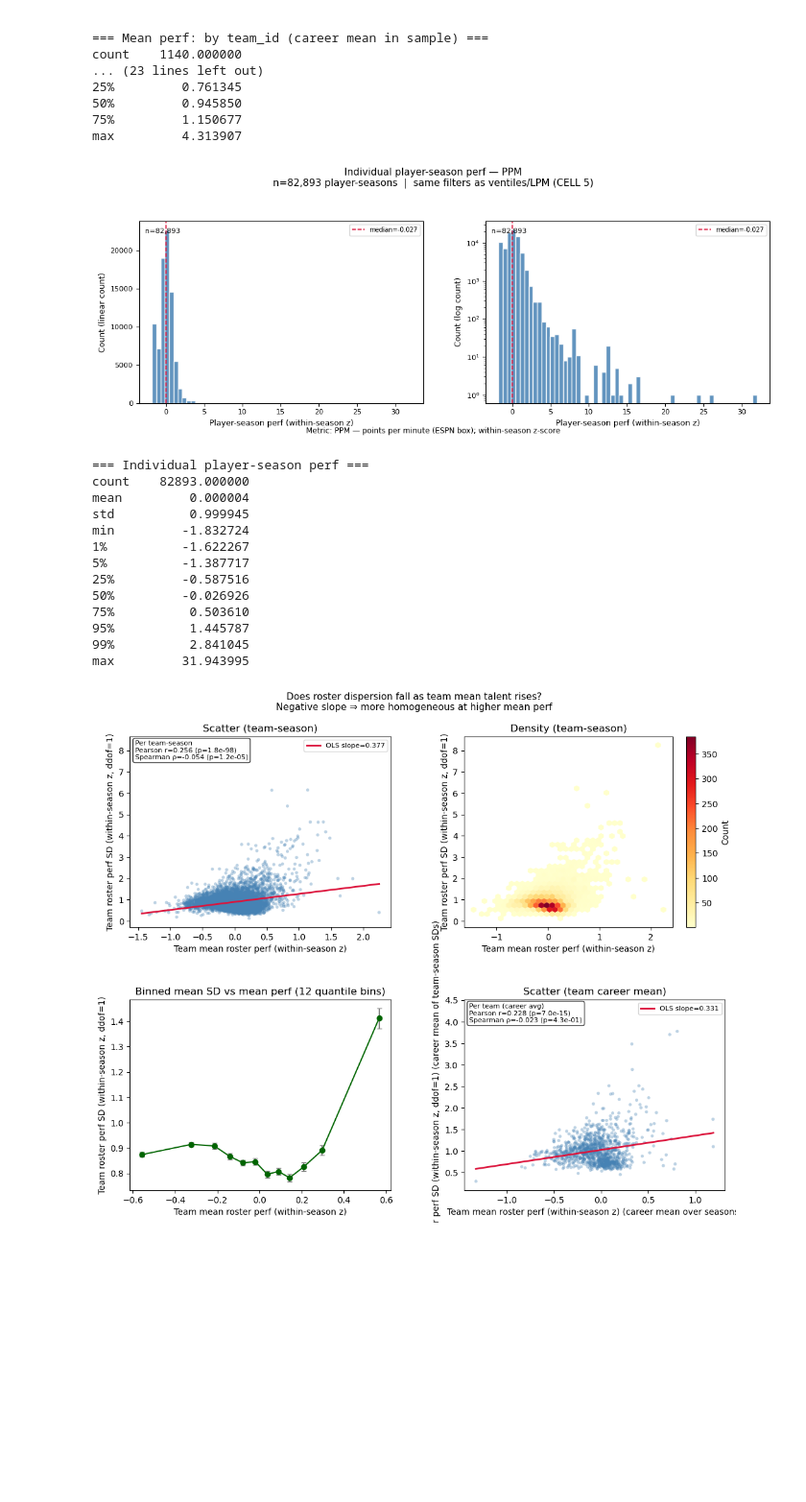
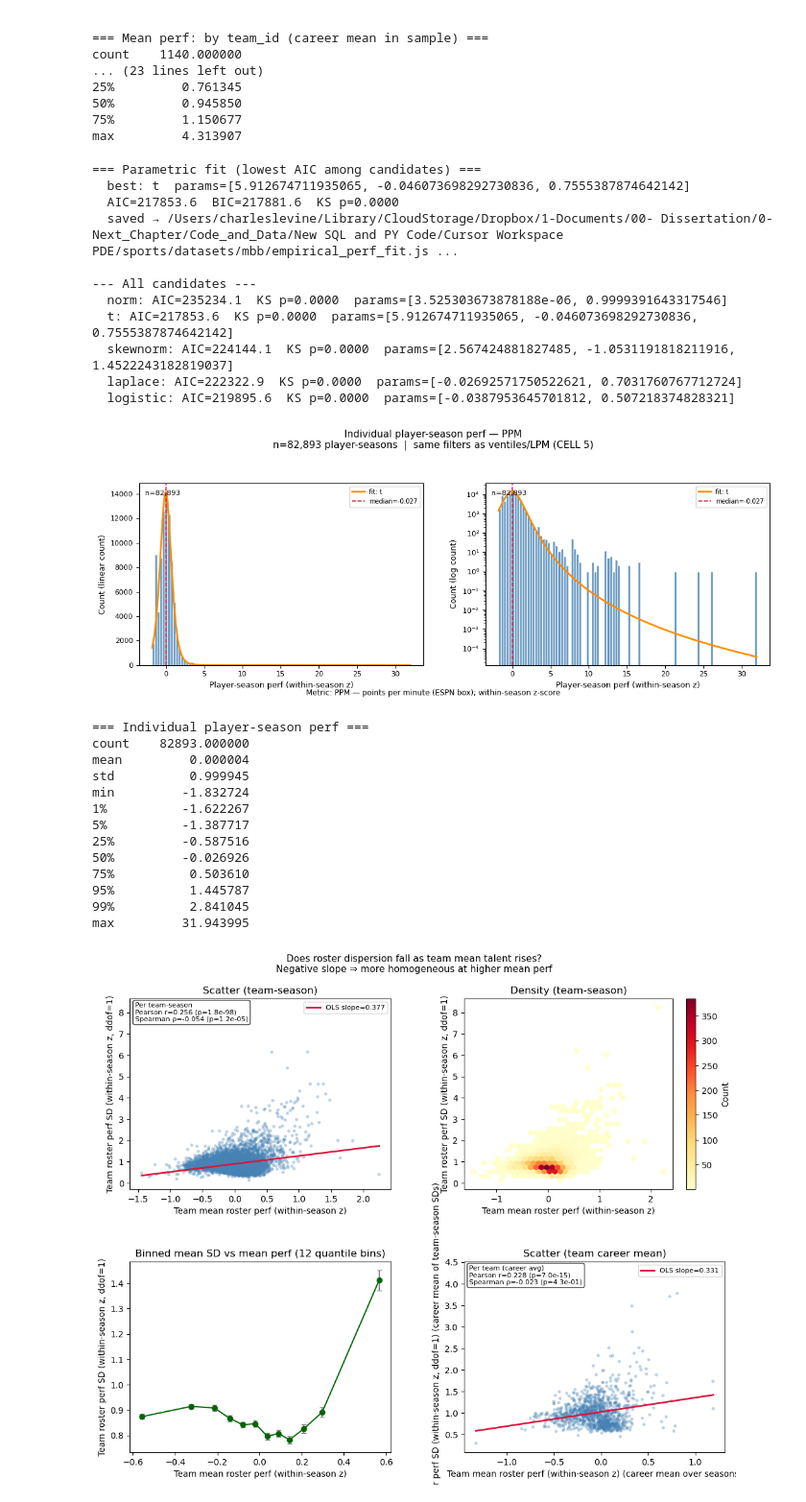
Before and after one commit to MathRanger6/Ivy_Net, a Jupyter notebook: sports/530_sports_pipeline.ipynb, the cells around one changed output. Shown at 96% size. Saved outputs shown, nothing was run; the diff lists cells and outputs as text; code cells hidden in the pictures; blank space fills up the shorter version.

```diff
--- a/sports/530_sports_pipeline.ipynb
+++ b/sports/530_sports_pipeline.ipynb
@@ -460,6 +460,10 @@ max         4.313907
 import matplotlib.pyplot as plt
 import numpy as np
 import pandas as pd
+
+####
+_n_bins = 100
+####
 
 from sports_pipeline import panel_build
 from sports_pipeline.empirical_perf_fit import (
@@ -507,6 +511,7 @@ _fit_payload = fit_perf_array(
     ind.to_numpy(),
     metric_key=metric_key,
     z_within_season=z_within,
+    n_bins=_n_bins,
 )
 _fit_path = save_fit(_fit_payload)
 _best = _fit_payload["best"]
@@ -523,7 +528,7 @@ for row in _fit_payload["candidates"]:
             f"  {row['scipy_name']}: AIC={row['aic']:.1f}  KS p={row['ks_pvalue']:.4f}  params={row['params']}"
         )
 
-_n_bins = 60
+# _n_bins = 100
 _xlo, _xhi = float(ind.min()), float(ind.max())
 _bin_w = (_xhi - _xlo) / _n_bins if _xhi > _xlo else 1.0
 _grid = np.linspace(_xlo, _xhi, 300)
@@ -548,47 +553,58 @@ for ax, log_y, subtitle in zip(
     ax.legend(fontsize=7, loc="upper right")
     ax.tick_params(labelsize=8)
     ax.text(0.02, 0.96, f"n={len(ind):,}", transform=ax.transAxes, fontsize=8, va="top")
 
 for ax in axes:
     ax.set_xlabel(xlab, fontsize=9)
 
 filter_note = (
     "same filters as ventiles/LPM (CELL 5)"
     if APPLY_ANALYSIS_FILTERS
     else "all rows with valid perf, team_id, season"
 )
 fig.suptitle(
     f"Individual player-season perf — {metric_key.upper()}\n"
     f"n={len(ind):,} player-seasons  |  {filter_note}",
     fontsize=11,
     y=1.02,
 )
 fig.supxlabel(
     f"Metric: {metric_label.split(';')[0].strip()}"
     + ("; within-season z-score" if z_within else ""),
     fontsize=8.5,
     y=0.02,
 )
 fig.subplots_adjust(left=0.08, right=0.98, top=0.82, bottom=0.14, wspace=0.22)
 plt.show()
 
 print("=== Individual player-season perf ===")
 print(ind.describe(percentiles=[0.01, 0.05, 0.25, 0.5, 0.75, 0.95, 0.99]).to_string())
 # %% [output]
+=== Parametric fit (lowest AIC among candidates) ===
+  best: t  params=[5.912674711935065, -0.046073698292730836, 0.7555387874642142]
+  AIC=217853.6  BIC=217881.6  KS p=0.0000
+  saved → /Users/charleslevine/Library/CloudStorage/Dropbox/1-Documents/00- Dissertation/0-Next_Chapter/Code_and_Data/New SQL and PY Code/Cursor Workspace PDE/sports/datasets/mbb/empirical_perf_fit.js ...
+
+--- All candidates ---
+  norm: AIC=235234.1  KS p=0.0000  params=[3.525303673878188e-06, 0.9999391643317546]
+  t: AIC=217853.6  KS p=0.0000  params=[5.912674711935065, -0.046073698292730836, 0.7555387874642142]
+  skewnorm: AIC=224144.1  KS p=0.0000  params=[2.567424881827485, -1.0531191818211916, 1.4522243182819037]
+  laplace: AIC=222322.9  KS p=0.0000  params=[-0.02692571750522621, 0.7031760767712724]
+  logistic: AIC=219895.6  KS p=0.0000  params=[-0.0387953645701812, 0.507218374828321]
-[figure, old version]
+[figure, new version]
-=== Individual player-season perf ===
-count    82893.000000
-mean         0.000004
-std          0.999945
-min         -1.832724
-1%          -1.622267
-5%          -1.387717
-25%         -0.587516
-50%         -0.026926
-75%          0.503610
-95%          1.445787
-99%          2.841045
-max         31.943995
+=== Individual player-season perf ===
+count    82893.000000
+mean         0.000004
+std          0.999945
+min         -1.832724
+1%          -1.622267
+5%          -1.387717
+25%         -0.587516
+50%         -0.026926
+75%          0.503610
+95%          1.445787
+99%          2.841045
+max         31.943995
 # %%
 # CELL 6 — team mean perf vs roster SD (homogeneity trend; PD11)
 # Run after CELL 5 (reuses `team_season`) or CELL 4 + CELL 2.
```
Also changed, not shown: parts of 1 cell of this notebook, 16 other files.
